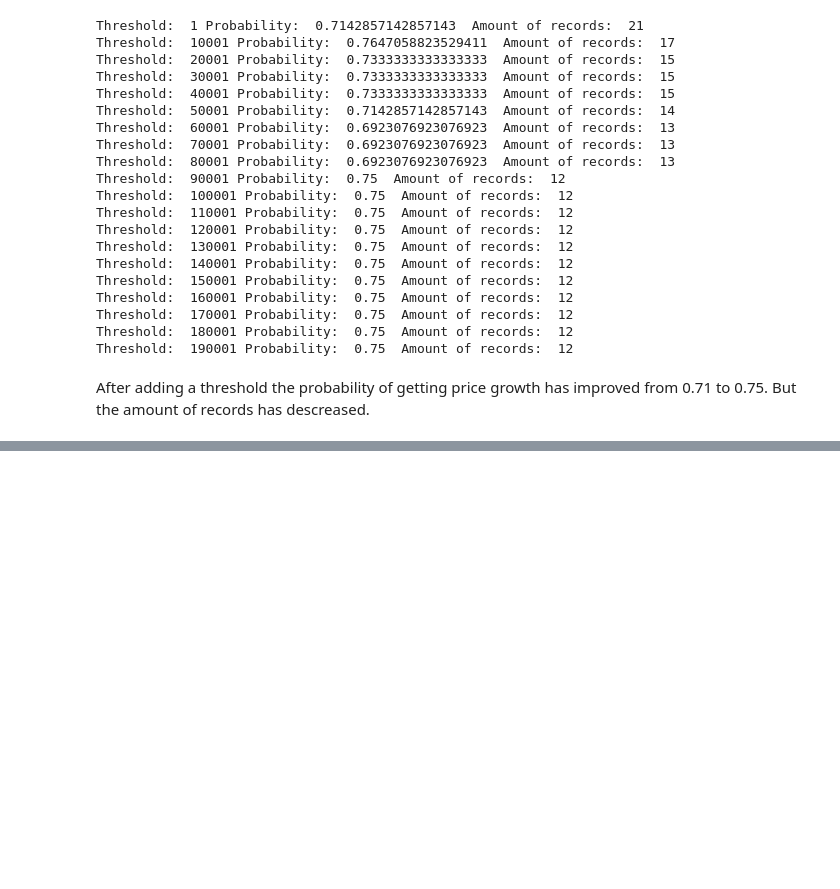
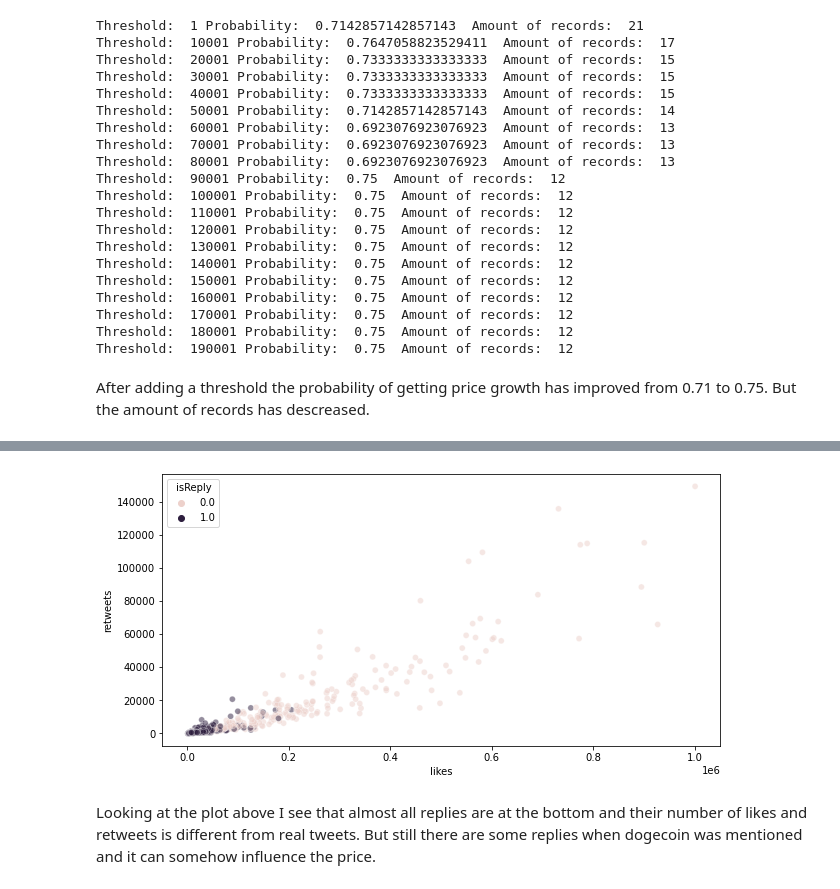
Before and after one commit to Justdek-code/data-science, a Jupyter notebook: cryptocurrency_analyse_pet_project/elon_musk_dogecoin_research.ipynb, the cells around one changed output, grey strips where cells are left out. Cells and saved outputs as stored; diff of their text form; code cells hidden in the pictures; blank space fills up the shorter version.

```diff
--- a/cryptocurrency_analyse_pet_project/elon_musk_dogecoin_research.ipynb
+++ b/cryptocurrency_analyse_pet_project/elon_musk_dogecoin_research.ipynb
@@ -872,0 +912,2 @@ So what I see there is that most of the tweets where dogecoin was mentioned have
+# %%
+df['isReply'] = df.tweet_content.str.startswith('@')
@@ -872,0 +923,7 @@ So what I see there is that most of the tweets where dogecoin was mentioned have
+# %%
+plt.figure(figsize=(10, 5));
+sns.scatterplot(data=df, x='likes', y='retweets', hue='isReply', alpha=0.5);
+# %% [output]
+[figure, added]
+# %% [markdown]
+Looking at the plot above I see that almost all replies are at the bottom and their number of likes and retweets is different from real tweets. But still there are some replies when dogecoin was mentioned and it can somehow influence the price.
```
Also changed, not shown: parts of 41 cells of this notebook.
